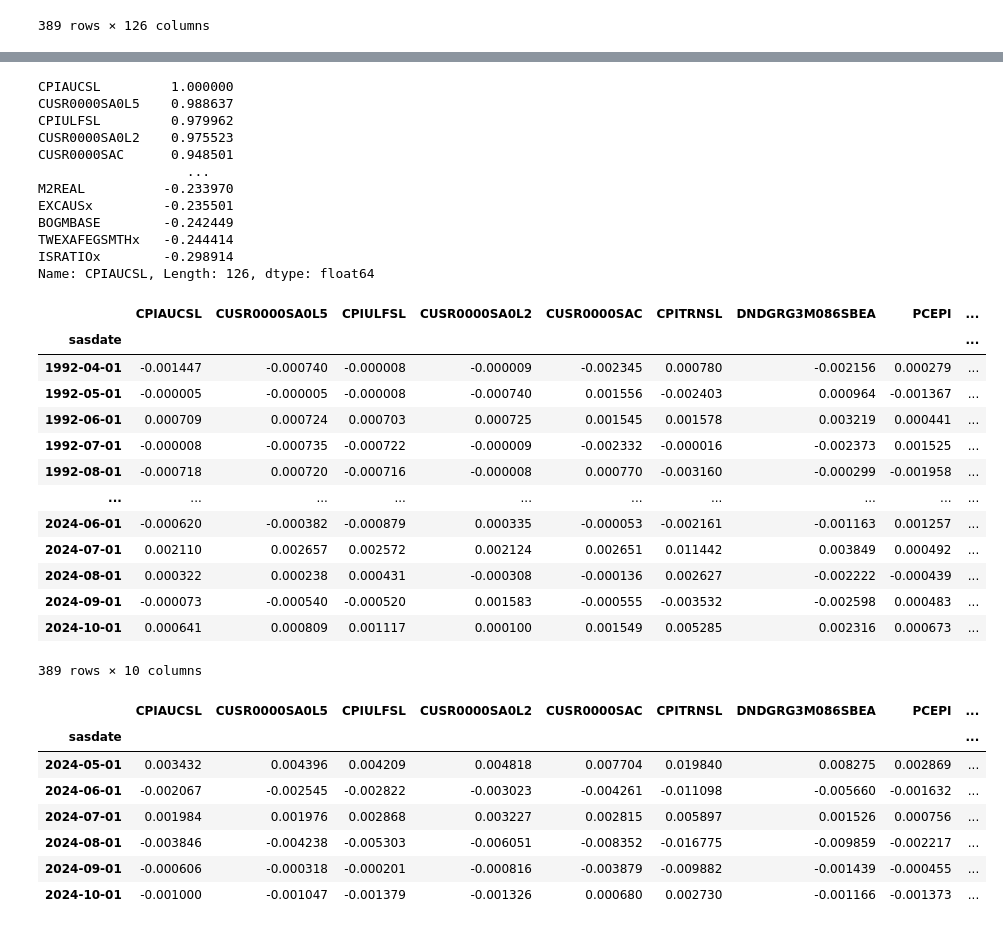
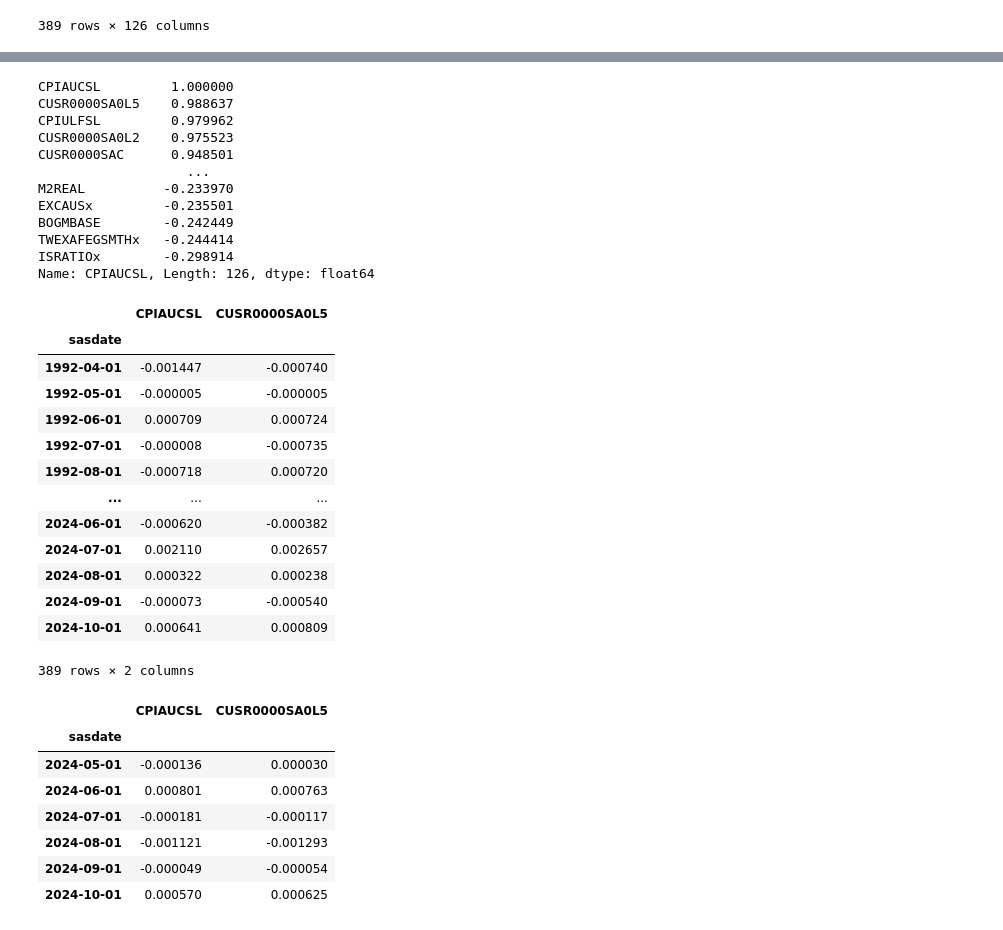
Before and after one commit to JawandS/macroeconvue, a Jupyter notebook: modeling/var.ipynb, the cells around one changed output, grey strips where cells are left out. Cells and saved outputs as stored; diff of their text form; code cells hidden in the pictures.

```diff
--- a/modeling/var.ipynb
+++ b/modeling/var.ipynb
@@ -109,14 +109,6 @@ Applying to difference to BAAFFM
 | 2024-10-01 | 0.004212 | 0.003923 | 0.002118 | -0.001248 | 0.005575 | -0.004998 | -0.008395 | -0.011421 | -0.006463 | -0.029031 | ... |
 389 rows × 126 columns
 # %%
-# Forward fill
-data = data.fillna(method="ffill")  # Forward fill
-# Scale
-from sklearn.preprocessing import StandardScaler
-
-# scaler = StandardScaler()
-# data = pd.DataFrame(scaler.fit_transform(data), columns=data.columns, index=data.index)
-display(data)
 # Check for any na
 for idx, col in enumerate(data.columns):
     if data[col].isna().any():
@@ -139,40 +116,40 @@ for idx, col in enumerate(data.columns):
 # %%
 # Find 10 columns most correlated with CPIAUCSL
 corr = data.corr()
 cpi_corr = corr['CPIAUCSL'].sort_values(ascending=False)
 print(cpi_corr)
 # Select top 10 correlated columns
-top_10_corr = cpi_corr.index[0:10]
-data = data[top_10_corr]
+top_corr = cpi_corr.index[0:2]
+final_data = data[top_corr]
 # Display the selected columns
-display(data)
+display(final_data)
 # %% [output]
 CPIAUCSL         1.000000
 CUSR0000SA0L5    0.988637
 CPIULFSL         0.979962
 CUSR0000SA0L2    0.975523
 CUSR0000SAC      0.948501
                    ...
 M2REAL          -0.233970
 EXCAUSx         -0.235501
 BOGMBASE        -0.242449
 TWEXAFEGSMTHx   -0.244414
 ISRATIOx        -0.298914
 Name: CPIAUCSL, Length: 126, dtype: float64
-|  | CPIAUCSL | CUSR0000SA0L5 | CPIULFSL | CUSR0000SA0L2 | CUSR0000SAC | CPITRNSL | DNDGRG3M086SBEA | PCEPI | ... |
-| sasdate |  |  |  |  |  |  |  |  | ... |
-| 1992-04-01 | -0.001447 | -0.000740 | -0.000008 | -0.000009 | -0.002345 | 0.000780 | -0.002156 | 0.000279 | ... |
-| 1992-05-01 | -0.000005 | -0.000005 | -0.000008 | -0.000740 | 0.001556 | -0.002403 | 0.000964 | -0.001367 | ... |
-| 1992-06-01 | 0.000709 | 0.000724 | 0.000703 | 0.000725 | 0.001545 | 0.001578 | 0.003219 | 0.000441 | ... |
-| 1992-07-01 | -0.000008 | -0.000735 | -0.000722 | -0.000009 | -0.002332 | -0.000016 | -0.002373 | 0.001525 | ... |
-| 1992-08-01 | -0.000718 | 0.000720 | -0.000716 | -0.000008 | 0.000770 | -0.003160 | -0.000299 | -0.001958 | ... |
-| ... | ... | ... | ... | ... | ... | ... | ... | ... | ... |
-| 2024-06-01 | -0.000620 | -0.000382 | -0.000879 | 0.000335 | -0.000053 | -0.002161 | -0.001163 | 0.001257 | ... |
-| 2024-07-01 | 0.002110 | 0.002657 | 0.002572 | 0.002124 | 0.002651 | 0.011442 | 0.003849 | 0.000492 | ... |
-| 2024-08-01 | 0.000322 | 0.000238 | 0.000431 | -0.000308 | -0.000136 | 0.002627 | -0.002222 | -0.000439 | ... |
-| 2024-09-01 | -0.000073 | -0.000540 | -0.000520 | 0.001583 | -0.000555 | -0.003532 | -0.002598 | 0.000483 | ... |
-| 2024-10-01 | 0.000641 | 0.000809 | 0.001117 | 0.000100 | 0.001549 | 0.005285 | 0.002316 | 0.000673 | ... |
+|  | CPIAUCSL | CUSR0000SA0L5 |
+| sasdate |  |  |
+| 1992-04-01 | -0.001447 | -0.000740 |
+| 1992-05-01 | -0.000005 | -0.000005 |
+| 1992-06-01 | 0.000709 | 0.000724 |
+| 1992-07-01 | -0.000008 | -0.000735 |
+| 1992-08-01 | -0.000718 | 0.000720 |
+| ... | ... | ... |
+| 2024-06-01 | -0.000620 | -0.000382 |
+| 2024-07-01 | 0.002110 | 0.002657 |
+| 2024-08-01 | 0.000322 | 0.000238 |
+| 2024-09-01 | -0.000073 | -0.000540 |
+| 2024-10-01 | 0.000641 | 0.000809 |
-389 rows × 10 columns
+389 rows × 2 columns
 # %%
 # Split the data into training and test sets
 PERIODS = 6
@@ -199,20 +176,20 @@ forecast = var_results.forecast(last_obs, steps=PERIODS)
 # Convert forecast to DataFrame
 forecast_df = pd.DataFrame(
     forecast,
-    columns=data.columns,  # Preserve column names
+    columns=final_data.columns,  # Preserve column names
     index=test_data.index  # Maintain time index
 )
 # Display the forecast
 display(forecast_df)
 # %% [output]
-|  | CPIAUCSL | CUSR0000SA0L5 | CPIULFSL | CUSR0000SA0L2 | CUSR0000SAC | CPITRNSL | DNDGRG3M086SBEA | PCEPI | ... |
-| sasdate |  |  |  |  |  |  |  |  | ... |
-| 2024-05-01 | 0.003432 | 0.004396 | 0.004209 | 0.004818 | 0.007704 | 0.019840 | 0.008275 | 0.002869 | ... |
-| 2024-06-01 | -0.002067 | -0.002545 | -0.002822 | -0.003023 | -0.004261 | -0.011098 | -0.005660 | -0.001632 | ... |
-| 2024-07-01 | 0.001984 | 0.001976 | 0.002868 | 0.003227 | 0.002815 | 0.005897 | 0.001526 | 0.000756 | ... |
-| 2024-08-01 | -0.003846 | -0.004238 | -0.005303 | -0.006051 | -0.008352 | -0.016775 | -0.009859 | -0.002217 | ... |
-| 2024-09-01 | -0.000606 | -0.000318 | -0.000201 | -0.000816 | -0.003879 | -0.009882 | -0.001439 | -0.000455 | ... |
-| 2024-10-01 | -0.001000 | -0.001047 | -0.001379 | -0.001326 | 0.000680 | 0.002730 | -0.001166 | -0.001373 | ... |
+|  | CPIAUCSL | CUSR0000SA0L5 |
+| sasdate |  |  |
+| 2024-05-01 | -0.000136 | 0.000030 |
+| 2024-06-01 | 0.000801 | 0.000763 |
+| 2024-07-01 | -0.000181 | -0.000117 |
+| 2024-08-01 | -0.001121 | -0.001293 |
+| 2024-09-01 | -0.000049 | -0.000054 |
+| 2024-10-01 | 0.000570 | 0.000625 |
 # %%
 # Compare CPIAUCSL with test
 plt.plot(test_data['CPIAUCSL'], label='Actual')
```
Also changed, not shown: parts of 6 cells of this notebook.
